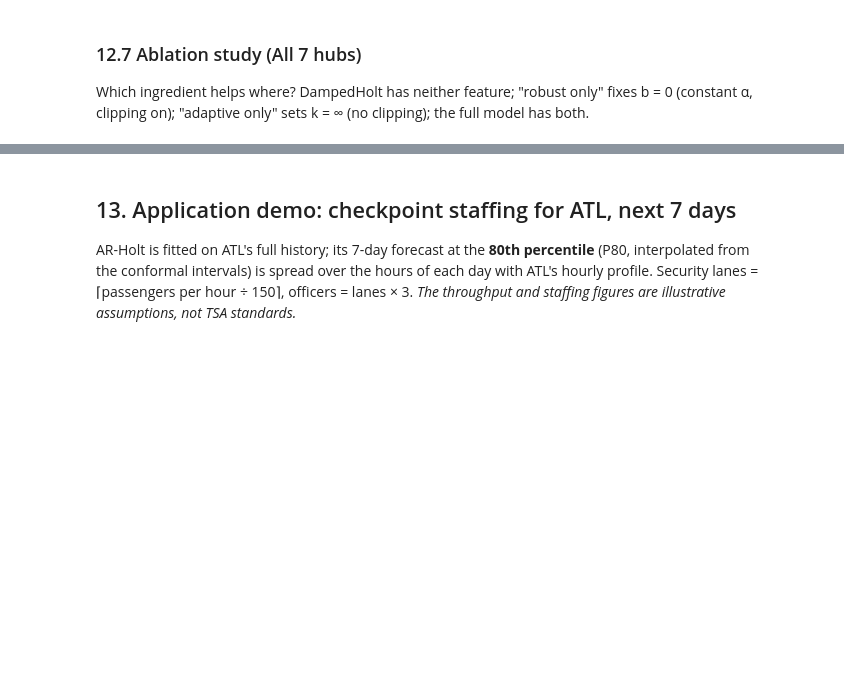
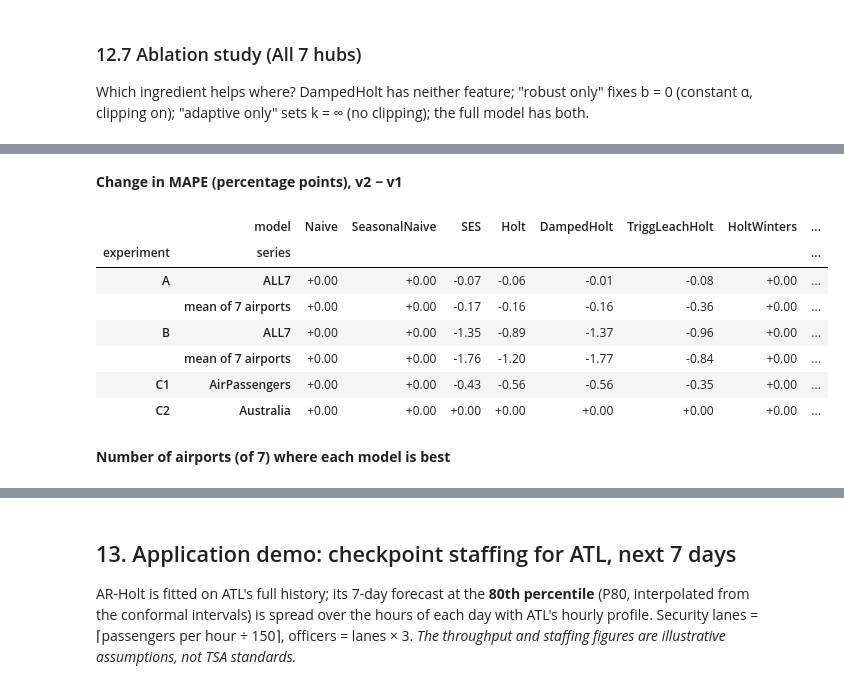
Before and after one commit to ritipshah/air-demand-forecasting, a Jupyter notebook: notebooks/ATSA_Analysis.ipynb, the cells around one changed output, grey strips where cells are left out. Cells and saved outputs as stored; diff of their text form; code cells hidden in the pictures; blank space fills up the shorter version.

```diff
--- a/notebooks/ATSA_Analysis.ipynb
+++ b/notebooks/ATSA_Analysis.ipynb
@@ -45,7 +45,8 @@ pd.set_option("display.precision", 3)
 pd.set_option("display.width", 160)
 FIG = ROOT / "reports" / "figures"
 FIG.mkdir(parents=True, exist_ok=True)
-RES = ROOT / "results"
+RES = ROOT / "results"                    # v2: rolling seasonal indices (default)
+RES1 = RES / "v1_fixed_indices"           # v1: seasonal indices fixed from the training span
 
 # Palette: the proposed model in orange; the three main comparators in blue,
 # aqua and violet; the simple baselines in grey (told apart by line style).
@@ -1101,0 +1162,77 @@ display(abl.set_index(["experiment", "variant"]).drop(columns="series")
+# %%
+summ1 = pd.read_csv(RES1 / "metrics_summary.csv")
+dm1 = pd.read_csv(RES1 / "dm_tests.csv")
+abl1 = pd.read_csv(RES1 / "ablation.csv")
+
+def mape_of(table, exp, group):
+    d = table[table.experiment == exp]
+    if group == "mean of 7 airports":
+        return d[d.series.isin(config.AIRPORTS)].groupby("model").MAPE.mean()
+    return d[d.series == group].set_index("model").MAPE
+
+rows = []
+for exp, group in [("A", "ALL7"), ("A", "mean of 7 airports"), ("B", "ALL7"), ("B", "mean of 7 airports"),
+                   ("C1", "AirPassengers"), ("C2", "Australia")]:
+    v1, v2 = mape_of(summ1, exp, group), mape_of(summ, exp, group)
+    for m in order:
+        rows.append({"experiment": exp, "series": group, "model": m, "v1 fixed": v1[m], "v2 rolling": v2[m]})
+ver = pd.DataFrame(rows)
+ver["change"] = ver["v2 rolling"] - ver["v1 fixed"]
+wide = ver.pivot_table(index=["experiment", "series"], columns="model", values="change", sort=False)[order]
+display(Markdown("**Change in MAPE (percentage points), v2 − v1**"))
+display(wide.style.format("{:+.2f}").background_gradient(cmap="RdBu_r", vmin=-2.5, vmax=2.5, axis=None))
+
+def best_count(table, exp):
+    d = table[(table.experiment == exp) & table.series.isin(config.AIRPORTS)]
+    return d.loc[d.groupby("series").MAPE.idxmin()].model.value_counts()
+
+counts = pd.DataFrame({f"{e} {v}": best_count(t, e) for e in ["A", "B"] for v, t in [("v1", summ1), ("v2", summ)]}).reindex(order).fillna(0).astype(int)
+display(Markdown("**Number of airports (of 7) where each model is best**"))
+display(counts)
+
+def gap(table):
+    v = mape_of(table, "A", "ALL7")
+    return v["AR-Holt"] - v["HoltWinters"]
+
+def dm_verdict(d, h):
+    r = d[(d.experiment == "A") & (d.series == "ALL7") & (d.vs == "HoltWinters") & (d.h == h) & (d.loss == "squared")].iloc[0]
+    return f"{r.verdict} (DM {r.dm_stat:+.2f}, p = {r.p_value:.3f})"
+
+g1, g2 = gap(summ1), gap(summ)
+cov_rows = []
+for v, t in [("v1 fixed", summ1), ("v2 rolling", summ)]:
+    for exp in ["A", "B"]:
+        q = t[(t.experiment == exp) & (t.series == "ALL7") & (t.model.isin(["AR-Holt", "DampedHolt", "HoltWinters"]))].set_index("model")
+        for m in ["AR-Holt", "DampedHolt", "HoltWinters"]:
+            cov_rows.append({"version": v, "experiment": exp, "model": m, "cov80": q.loc[m, "cov80"],
+                             "cov95": q.loc[m, "cov95"], "winkler95": q.loc[m, "winkler95"]})
+display(Markdown("**Interval coverage and 95% Winkler score (lower = better), ALL7**"))
+display(pd.DataFrame(cov_rows).pivot_table(index=["experiment", "model"], columns="version", values=["cov80", "cov95", "winkler95"])
+        .style.format("{:.3f}").format("{:,.0f}", subset=["winkler95"]))
+
+adj_models = ["SES", "Holt", "DampedHolt", "TriggLeachHolt", "AR-Holt"]
+daily = ver[ver.experiment.isin(["A", "B"]) & ver.model.isin(adj_models)]
+abl_b1 = abl1.set_index(["experiment", "variant"]).MAPE
+abl_b2 = abl.set_index(["experiment", "variant"]).MAPE
+display(Markdown("\n".join([
+    f"* Seasonally adjusted models improved in **{int((daily.change < 0).sum())} of {len(daily)}** daily comparisons "
+    f"(5 models × 2 experiments × 2 series groups); median change {daily.change.median():+.2f} points "
+    f"(Exp A {daily[daily.experiment == 'A'].change.median():+.2f}, Exp B {daily[daily.experiment == 'B'].change.median():+.2f}).",
+    f"* Exp A, ALL7: AR-Holt is {g1:+.2f} points behind Holt–Winters in v1 and {g2:+.2f} points in v2 — "
+    f"rolling indices close {100 * (1 - g2 / g1):.0f}% of the gap.",
+    f"* DM test AR-Holt vs Holt–Winters, Exp A ALL7, h=1: v1 — {dm_verdict(dm1, 1)}; v2 — {dm_verdict(dm, 1)}.",
+    f"* DM test AR-Holt vs Holt–Winters, Exp A ALL7, h=7: v1 — {dm_verdict(dm1, 7)}; v2 — {dm_verdict(dm, 7)}.",
+    f"* Ablation, Exp B (ALL7): v1 damped {abl_b1[('B','DampedHolt (neither)')]:.2f}% → full AR-Holt {abl_b1[('B','AR-Holt (full)')]:.2f}%; "
+    f"v2 damped {abl_b2[('B','DampedHolt (neither)')]:.2f}% → full AR-Holt {abl_b2[('B','AR-Holt (full)')]:.2f}%.",
+])))
+# %% [output]
+**Change in MAPE (percentage points), v2 − v1**
+|  | model | Naive | SeasonalNaive | SES | Holt | DampedHolt | TriggLeachHolt | HoltWinters | ... |
+| experiment | series |  |  |  |  |  |  |  | ... |
+| A | ALL7 | +0.00 | +0.00 | -0.07 | -0.06 | -0.01 | -0.08 | +0.00 | ... |
+|  | mean of 7 airports | +0.00 | +0.00 | -0.17 | -0.16 | -0.16 | -0.36 | +0.00 | ... |
+| B | ALL7 | +0.00 | +0.00 | -1.35 | -0.89 | -1.37 | -0.96 | +0.00 | ... |
+|  | mean of 7 airports | +0.00 | +0.00 | -1.76 | -1.20 | -1.77 | -0.84 | +0.00 | ... |
+| C1 | AirPassengers | +0.00 | +0.00 | -0.43 | -0.56 | -0.56 | -0.35 | +0.00 | ... |
+| C2 | Australia | +0.00 | +0.00 | +0.00 | +0.00 | +0.00 | +0.00 | +0.00 | ... |
+**Number of airports (of 7) where each model is best**
```
Also changed, not shown: parts of 30 cells of this notebook, 28 other files.
